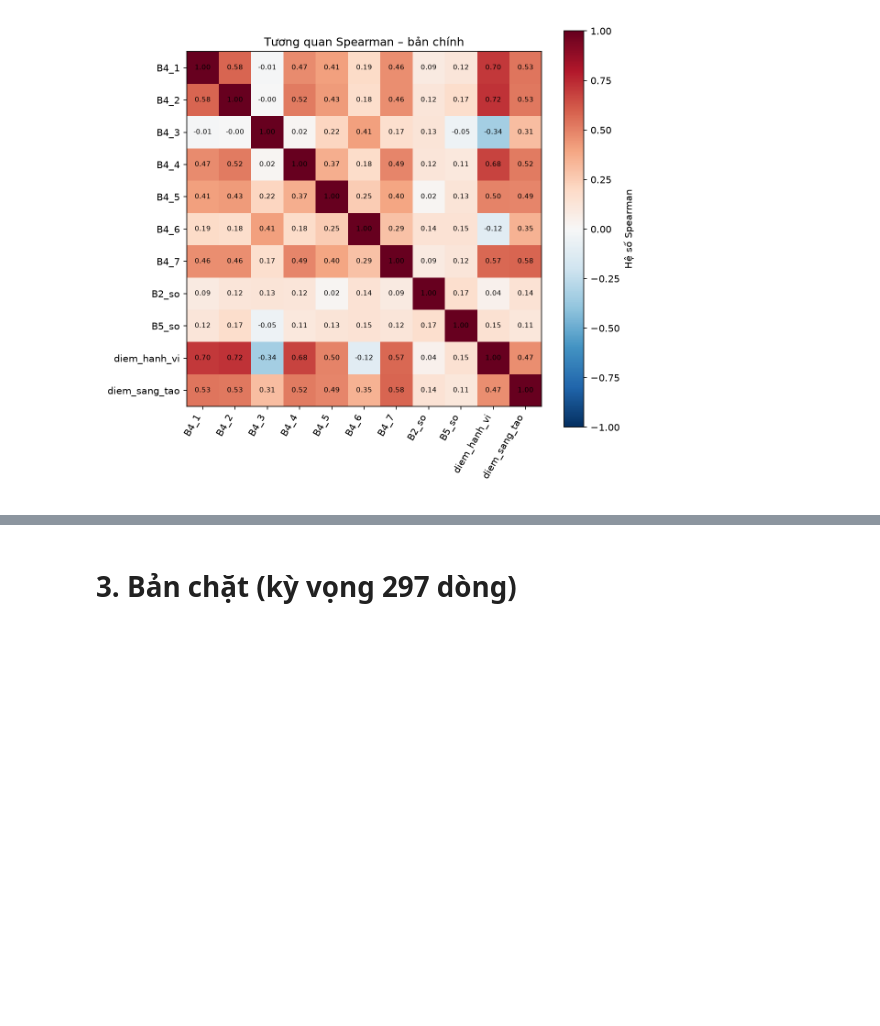
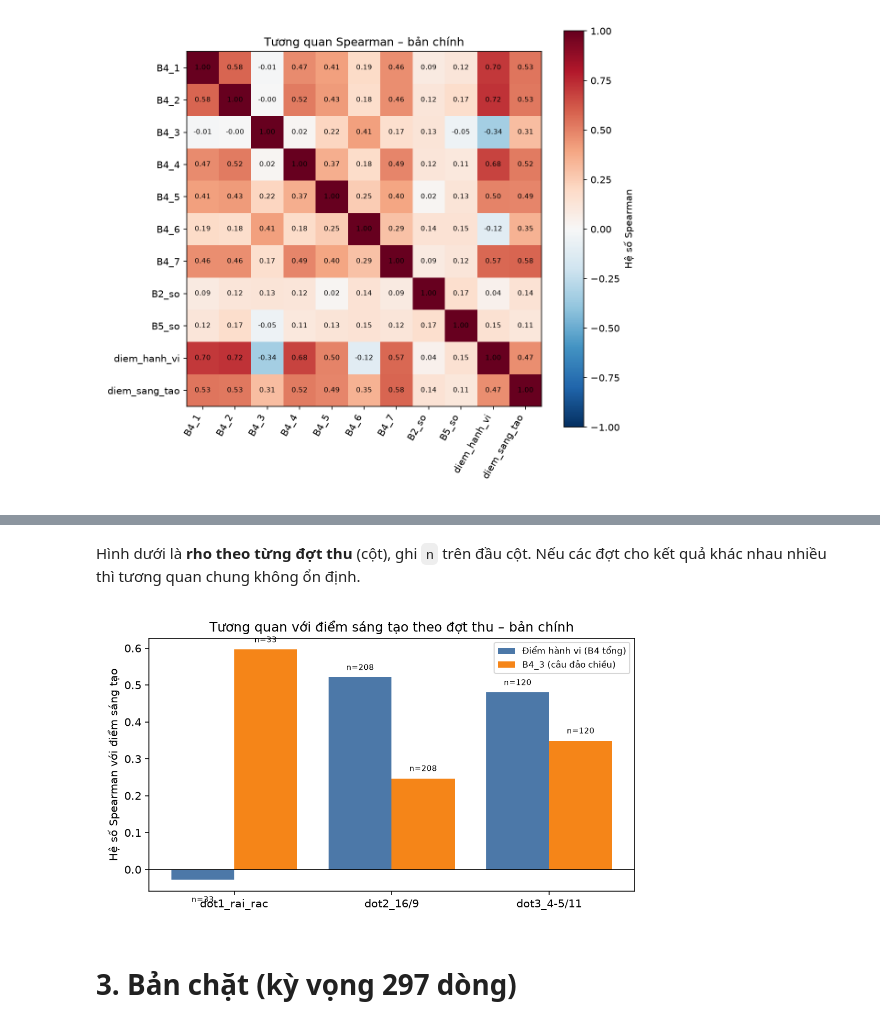
Before and after one commit to trangnt12/spark_mind, a Jupyter notebook: notebooks/02_descriptive_stats.ipynb, the cells around one changed output, grey strips where cells are left out. Drawn from its saved outputs; the diff is of its cells as text; code cells hidden in the pictures; blank space fills up the shorter version.

Commit message:
✨ feat: add Holm correction and wave correlation to notebook 02

```diff
--- a/notebooks/02_descriptive_stats.ipynb
+++ b/notebooks/02_descriptive_stats.ipynb
@@ -125,0 +135,4 @@ display(Image(HINH / 'fig_creativity_hist_main.png', width=500)); display(Image(
+# %%
+# T5b: chỉ làm trên bản chính (biến `ban` ở khối trên vẫn là bản chính)
+assert len(ban) == 361
+t5b = bang_tuong_quan_theo_dot(ban); luu(t5b, 'T5b_spearman_by_wave_main.csv')
@@ -126,3 +147,10 @@ display(Image(HINH / 'fig_creativity_hist_main.png', width=500)); display(Image(
+# %% [markdown]
+Hình dưới là **rho theo từng đợt thu** (cột), ghi `n` trên đầu cột. Nếu các đợt cho kết quả khác nhau nhiều thì tương quan chung không ổn định.
+# %%
+ve_rho_theo_dot(t5b, 'Tương quan với điểm sáng tạo theo đợt thu – bản chính', HINH / 'fig_rho_by_wave_main.png')
+display(Image(HINH / 'fig_rho_by_wave_main.png', width=550))
+# %% [output]
+[figure, added]
 # %% [markdown]
 # 3. Bản chặt (kỳ vọng 297 dòng)
 # %%
```
Also changed, not shown: parts of 19 cells of this notebook, 3 other files.
